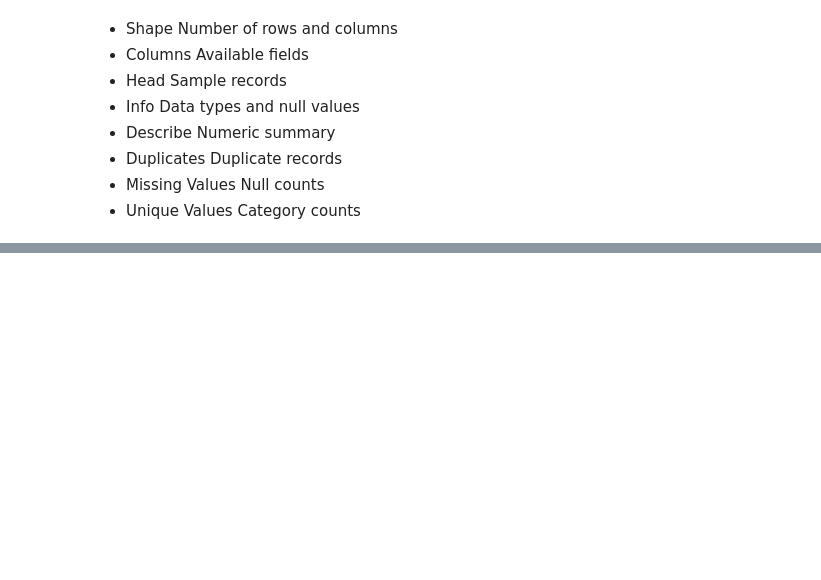
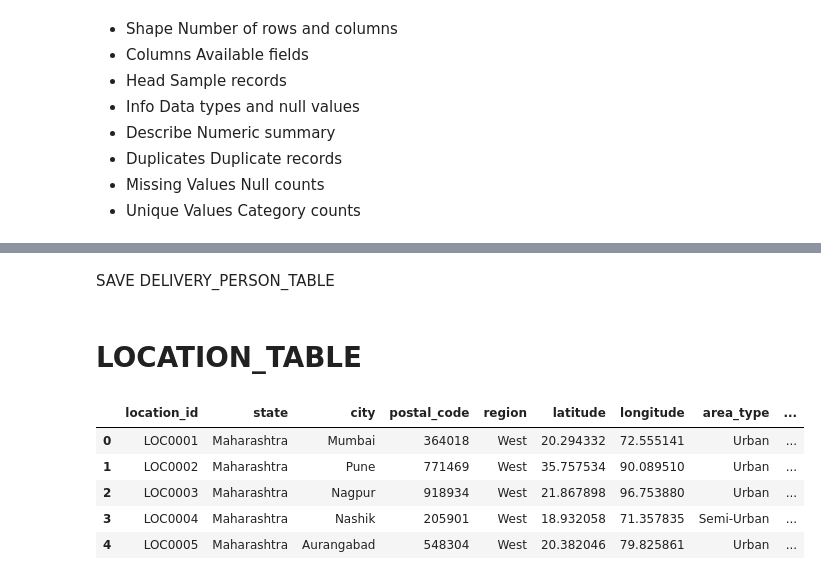
Before and after one commit to BhupathiTharun/Supply-chain-data-warehouse, a Jupyter notebook: notebooks/02_Data_Cleaning.ipynb, the cells around one changed output, grey strips where cells are left out. Drawn from its saved outputs; the diff is of its cells as text; code cells hidden in the pictures; blank space fills up the shorter version.

Commit message:
location_cleaned

```diff
--- a/notebooks/02_Data_Cleaning.ipynb
+++ b/notebooks/02_Data_Cleaning.ipynb
@@ -1453,0 +1527,2 @@ memory usage: 9.0+ MB
+# %% [markdown]
+SAVE DELIVERY_PERSON_TABLE
@@ -1453,0 +1535,12 @@ memory usage: 9.0+ MB
+# %% [markdown]
+# LOCATION_TABLE
+# %%
+location=pd.read_csv(r"D:\Data Analyst\EXCEL\supplychain\DIM_LOCATION.csv")
+location.head()
+# %% [output]
+|  | location_id | state | city | postal_code | region | latitude | longitude | area_type | ... |
+| 0 | LOC0001 | Maharashtra | Mumbai | 364018 | West | 20.294332 | 72.555141 | Urban | ... |
+| 1 | LOC0002 | Maharashtra | Pune | 771469 | West | 35.757534 | 90.089510 | Urban | ... |
+| 2 | LOC0003 | Maharashtra | Nagpur | 918934 | West | 21.867898 | 96.753880 | Urban | ... |
+| 3 | LOC0004 | Maharashtra | Nashik | 205901 | West | 18.932058 | 71.357835 | Semi-Urban | ... |
+| 4 | LOC0005 | Maharashtra | Aurangabad | 548304 | West | 20.382046 | 79.825861 | Urban | ... |
```
Also changed, not shown: parts of 56 cells of this notebook.
